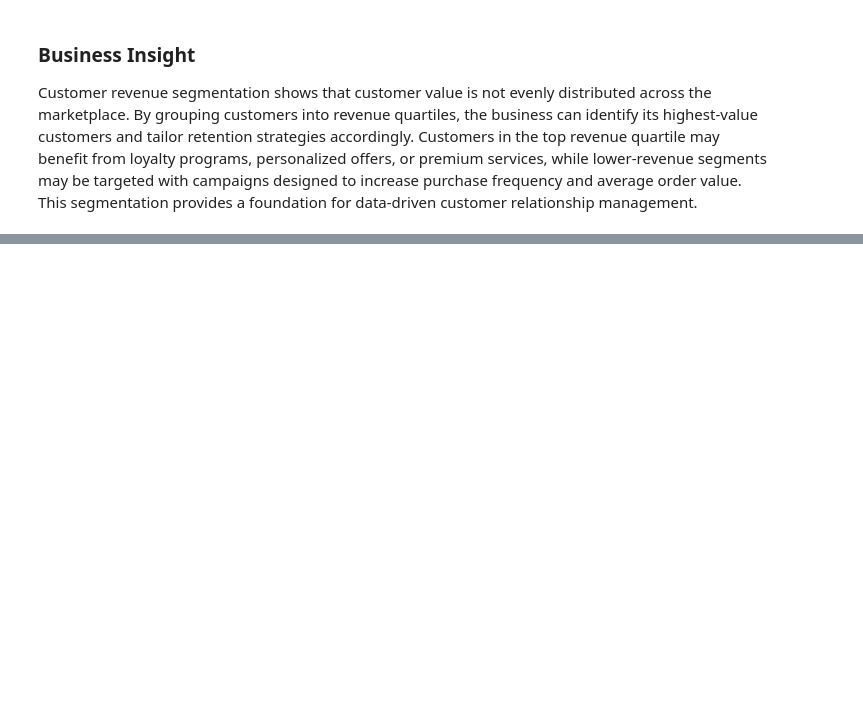
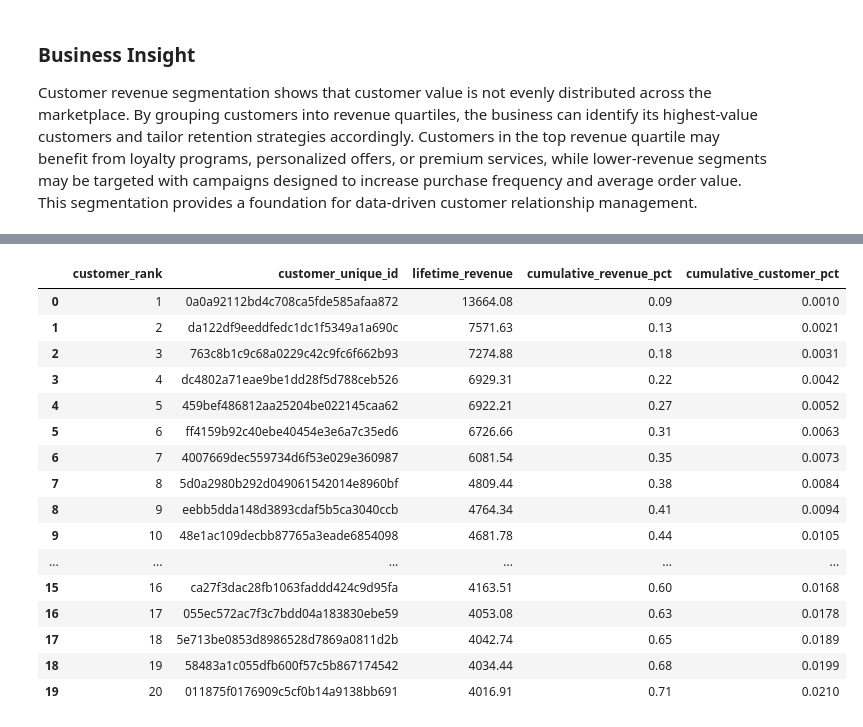
Before and after one commit to ttashi7/ecommerce-sales-intelligence, a Jupyter notebook: notebooks/04_sql_business_analysis.ipynb, the cells around one changed output, grey strips where cells are left out. Drawn from its saved outputs; the diff is of its cells as text; code cells hidden in the pictures; blank space fills up the shorter version.

Commit message:
Complete SQL business analysis and executive KPI dashboard

```diff
--- a/notebooks/04_sql_business_analysis.ipynb
+++ b/notebooks/04_sql_business_analysis.ipynb
@@ -483,0 +759,96 @@ Customer revenue segmentation shows that customer value is not evenly distribute
+# %%
+pareto_analysis = con.sql("""
+WITH order_totals AS (
+
+    SELECT
+        customer_unique_id,
+        order_id,
+        SUM(item_revenue) AS order_revenue
+
+    FROM master
+
+    GROUP BY
+        customer_unique_id,
+        order_id
+),
+
+customer_revenue AS (
+
+    SELECT
+        customer_unique_id,
+        ROUND(SUM(order_revenue),2) AS lifetime_revenue
+
+    FROM order_totals
+
+    GROUP BY customer_unique_id
+),
+
+ranked_customers AS (
+
+    SELECT
+
+        customer_unique_id,
+
+        lifetime_revenue,
+
+        ROW_NUMBER() OVER (
+            ORDER BY lifetime_revenue DESC
+        ) AS customer_rank,
+
+        SUM(lifetime_revenue)
+            OVER (
+                ORDER BY lifetime_revenue DESC
+            ) AS cumulative_revenue,
+
+        SUM(lifetime_revenue)
+            OVER () AS total_revenue,
+
+        COUNT(*)
+            OVER () AS total_customers
+
+    FROM customer_revenue
+)
+
+SELECT
+
+    customer_rank,
+
+    customer_unique_id,
+
+    lifetime_revenue,
+
+    ROUND(
+        cumulative_revenue * 100.0 / total_revenue,
+        2
+    ) AS cumulative_revenue_pct,
+
+    ROUND(
+    customer_rank * 100.0 / total_customers,
+    4
+
+    ) AS cumulative_customer_pct
+
+FROM ranked_customers
+
+ORDER BY customer_rank;
+""").df()
+
+pareto_analysis.head(20)
+# %% [output]
+|  | customer_rank | customer_unique_id | lifetime_revenue | cumulative_revenue_pct | cumulative_customer_pct |
+| 0 | 1 | 0a0a92112bd4c708ca5fde585afaa872 | 13664.08 | 0.09 | 0.0010 |
+| 1 | 2 | da122df9eeddfedc1dc1f5349a1a690c | 7571.63 | 0.13 | 0.0021 |
+| 2 | 3 | 763c8b1c9c68a0229c42c9fc6f662b93 | 7274.88 | 0.18 | 0.0031 |
+| 3 | 4 | dc4802a71eae9be1dd28f5d788ceb526 | 6929.31 | 0.22 | 0.0042 |
+| 4 | 5 | 459bef486812aa25204be022145caa62 | 6922.21 | 0.27 | 0.0052 |
+| 5 | 6 | ff4159b92c40ebe40454e3e6a7c35ed6 | 6726.66 | 0.31 | 0.0063 |
+| 6 | 7 | 4007669dec559734d6f53e029e360987 | 6081.54 | 0.35 | 0.0073 |
+| 7 | 8 | 5d0a2980b292d049061542014e8960bf | 4809.44 | 0.38 | 0.0084 |
+| 8 | 9 | eebb5dda148d3893cdaf5b5ca3040ccb | 4764.34 | 0.41 | 0.0094 |
+| 9 | 10 | 48e1ac109decbb87765a3eade6854098 | 4681.78 | 0.44 | 0.0105 |
+| ... | ... | ... | ... | ... | ... |
+| 15 | 16 | ca27f3dac28fb1063faddd424c9d95fa | 4163.51 | 0.60 | 0.0168 |
+| 16 | 17 | 055ec572ac7f3c7bdd04a183830ebe59 | 4053.08 | 0.63 | 0.0178 |
+| 17 | 18 | 5e713be0853d8986528d7869a0811d2b | 4042.74 | 0.65 | 0.0189 |
+| 18 | 19 | 58483a1c055dfb600f57c5b867174542 | 4034.44 | 0.68 | 0.0199 |
+| 19 | 20 | 011875f0176909c5cf0b14a9138bb691 | 4016.91 | 0.71 | 0.0210 |
```
Also changed, not shown: parts of 31 cells of this notebook, 1 other file.
